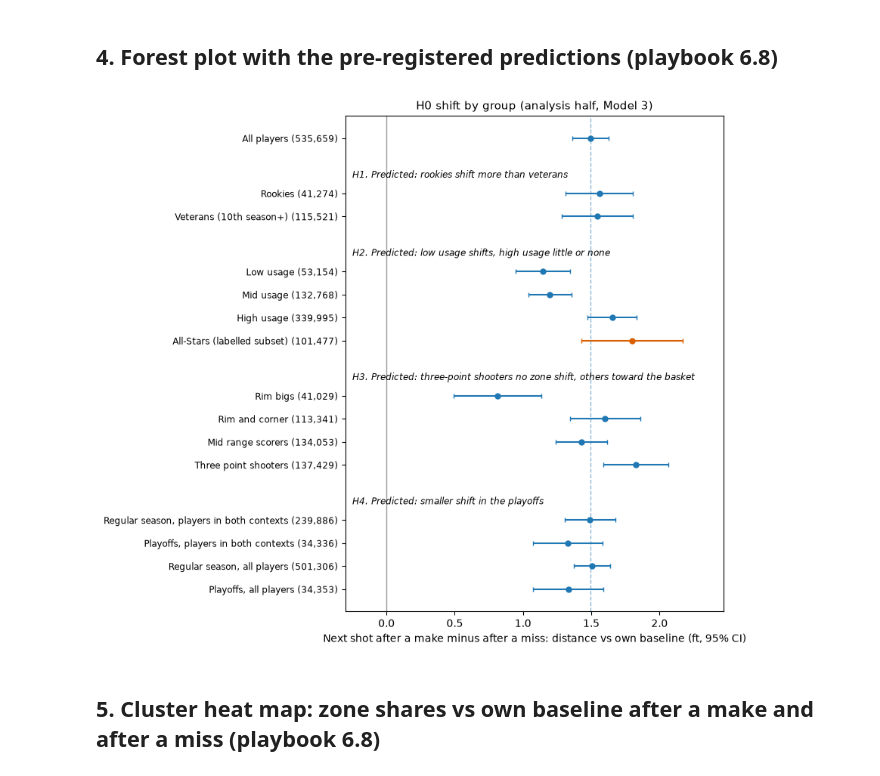
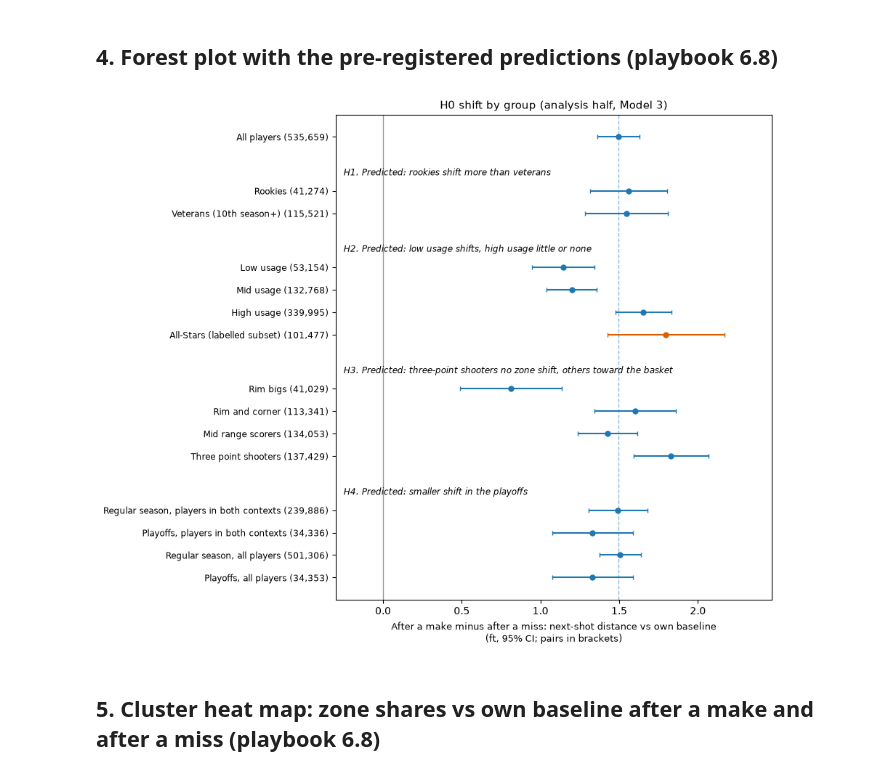
Before and after one commit to vitalemassimo/nba-shot-selection-hot-hand, a Jupyter notebook: notebooks/05_segments.ipynb, the cells around one changed output. Cells and saved outputs as stored; diff of their text form; code cells hidden in the pictures.

```diff
--- a/notebooks/05_segments.ipynb
+++ b/notebooks/05_segments.ipynb
@@ -133,34 +133,34 @@ secondary.round(4)
 # %%
 pred = {"H1": "Predicted: rookies shift more than veterans",
         "H2": "Predicted: low usage shifts, high usage little or none",
         "H3": "Predicted: three-point shooters no zone shift, others toward the basket",
         "H4": "Predicted: smaller shift in the playoffs"}
 est = shifts[shifts.status == "estimated"].reset_index(drop=True)
-fig, ax = plt.subplots(figsize=(8.5, 7.5))
+fig, ax = plt.subplots(figsize=(9.5, 7.8))
 y, ticks, labels = 0, [], []
 for h in ["H0", "H1", "H2", "H3", "H4"]:
     block = est[est.hypothesis == h]
     if h != "H0":
         y -= 0.6
         ax.text(-0.25, y, f"{h}. {pred[h]}", fontsize=8.5, style="italic", va="center")
         y -= 0.8
     for _, r in block.iterrows():
         color = "#d95f02" if "All-Star" in r.group else "#1f77b4"
         ax.errorbar(r.estimate, y, xerr=[[r.estimate - r.ci_low], [r.ci_high - r.estimate]],
                     fmt="o", color=color, ms=5, capsize=2)
         ticks.append(y); labels.append(f"{r.group} ({r.n_pairs:,})")
         y -= 1
 ax.axvline(0, color="#999", lw=1)
 h0 = est.loc[est.group == "All players", "estimate"].iloc[0]
 ax.axvline(h0, color="#1f77b4", lw=1, ls="--", alpha=0.5)
 ax.set_yticks(ticks, labels, fontsize=8.5)
-ax.set_xlabel("Next shot after a make minus after a miss: distance vs own baseline (ft, 95% CI)")
+ax.set_xlabel("After a make minus after a miss: next-shot distance vs own baseline\n(ft, 95% CI; pairs in brackets)", fontsize=9)
 ax.set_title("H0 shift by group (analysis half, Model 3)", fontsize=11)
 ax.set_xlim(-0.3, max(est.ci_high) + 0.3)
 fig.tight_layout()
 fig.savefig(FIGURES / "stage6_forest.png", dpi=150)
 # %% [output]
-[figure, old version]
+[figure, new version]
 # %% [markdown]
 ## 5. Cluster heat map: zone shares vs own baseline after a make and after a miss (playbook 6.8)
 # %%
```
Also changed, not shown: parts of 1 cell of this notebook, 3 other files.
